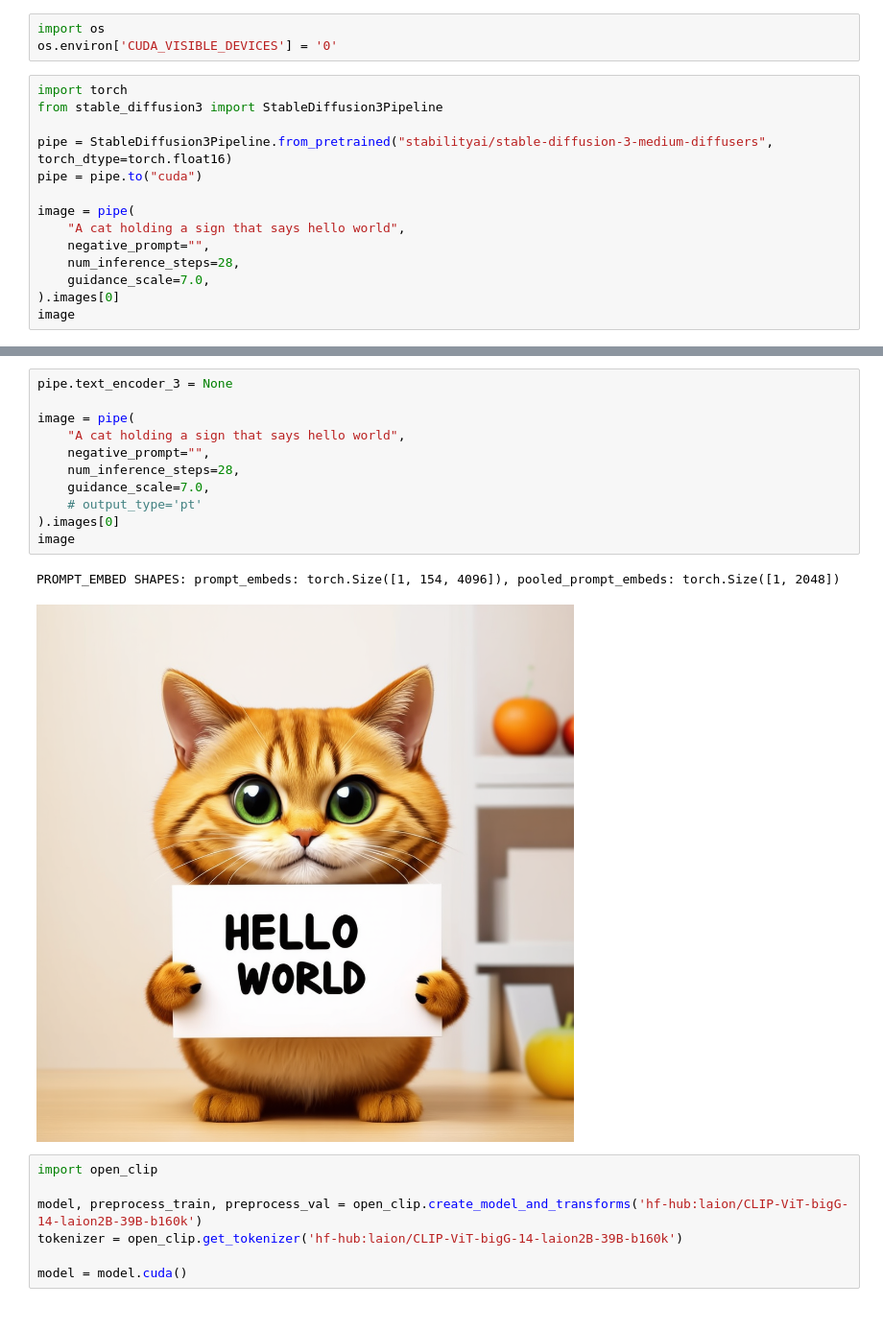
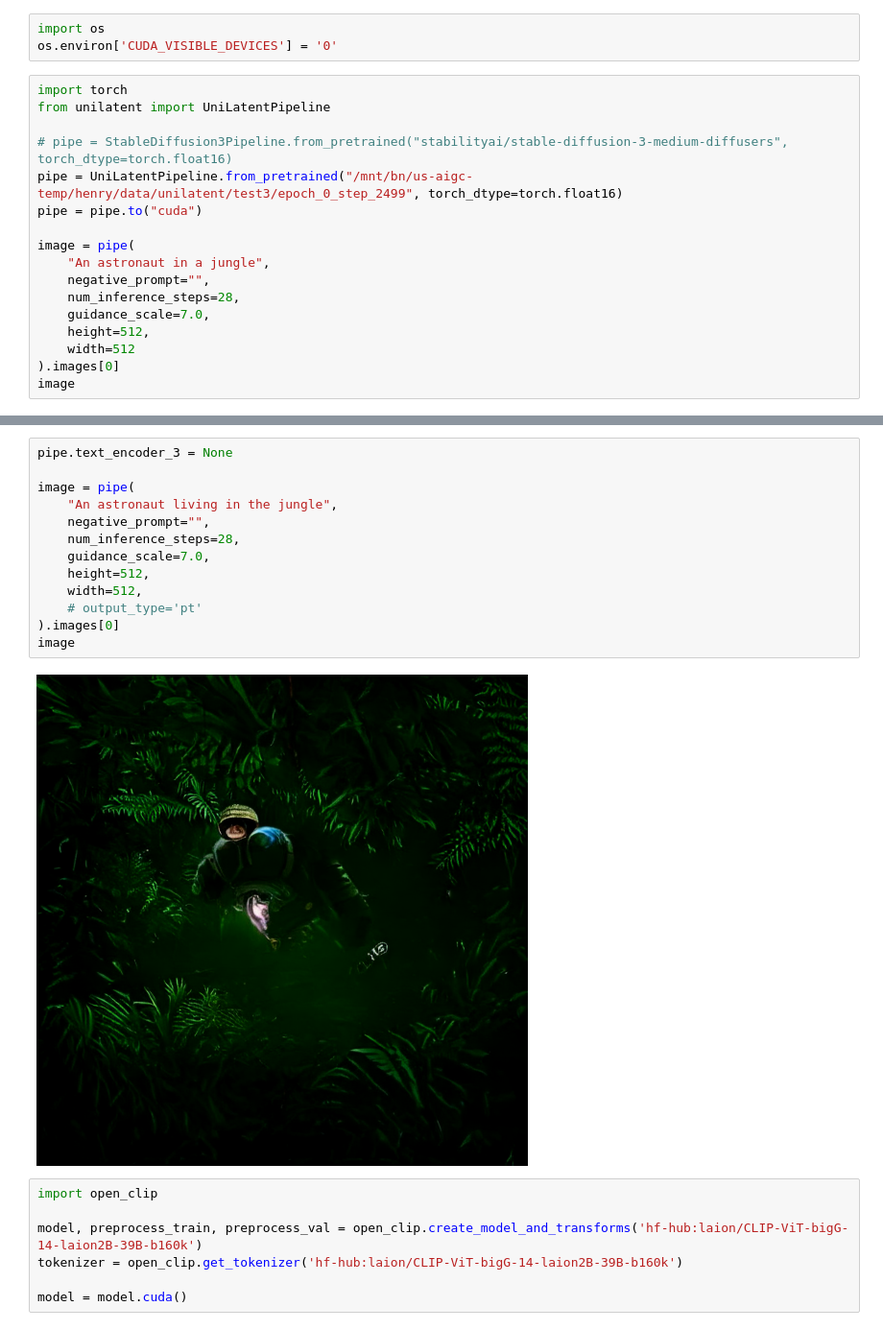
Before and after one commit to lihenryhfl/unilatent, a Jupyter notebook: unilatent_explore.ipynb, the cells around one changed output, grey strips where cells are left out. Shown at 96% size. Saved outputs shown, nothing was run; the diff lists cells and outputs as text.

```diff
--- a/unilatent_explore.ipynb
+++ b/unilatent_explore.ipynb
@@ -3,16 +3,19 @@ import os
 os.environ['CUDA_VISIBLE_DEVICES'] = '0'
 # %%
 import torch
-from stable_diffusion3 import StableDiffusion3Pipeline
+from unilatent import UniLatentPipeline
 
-pipe = StableDiffusion3Pipeline.from_pretrained("stabilityai/stable-diffusion-3-medium-diffusers", torch_dtype=torch.float16)
+# pipe = StableDiffusion3Pipeline.from_pretrained("stabilityai/stable-diffusion-3-medium-diffusers", torch_dtype=torch.float16)
+pipe = UniLatentPipeline.from_pretrained("/mnt/bn/us-aigc-temp/henry/data/unilatent/test3/epoch_0_step_2499", torch_dtype=torch.float16)
 pipe = pipe.to("cuda")
 
 image = pipe(
-    "A cat holding a sign that says hello world",
+    "An astronaut in a jungle",
     negative_prompt="",
     num_inference_steps=28,
     guidance_scale=7.0,
+    height=512,
+    width=512
 ).images[0]
 image
 # %% [output]
@@ -22,17 +26,18 @@ PROMPT_EMBED SHAPES: prompt_embeds: torch.Size([1, 333, 4096]), pooled_prompt_em
 # %%
 pipe.text_encoder_3 = None
 
 image = pipe(
-    "A cat holding a sign that says hello world",
+    "An astronaut living in the jungle",
     negative_prompt="",
     num_inference_steps=28,
     guidance_scale=7.0,
+    height=512,
+    width=512,
     # output_type='pt'
 ).images[0]
 image
 # %% [output]
-PROMPT_EMBED SHAPES: prompt_embeds: torch.Size([1, 154, 4096]), pooled_prompt_embeds: torch.Size([1, 2048])
-[figure, old version]
+[figure, new version]
 # %%
 import open_clip
 
```
Also changed, not shown: parts of 1 cell of this notebook, 2 other files.
